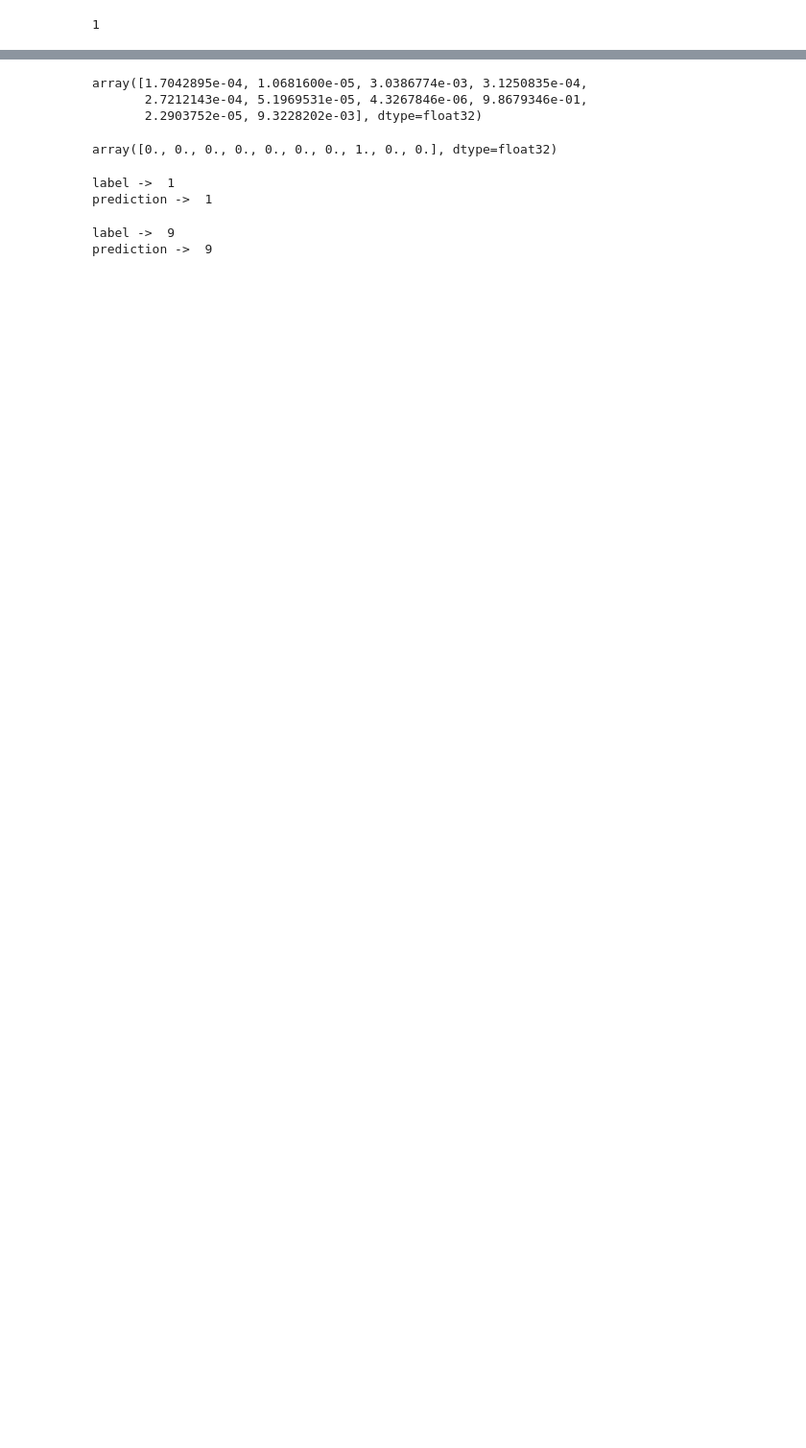
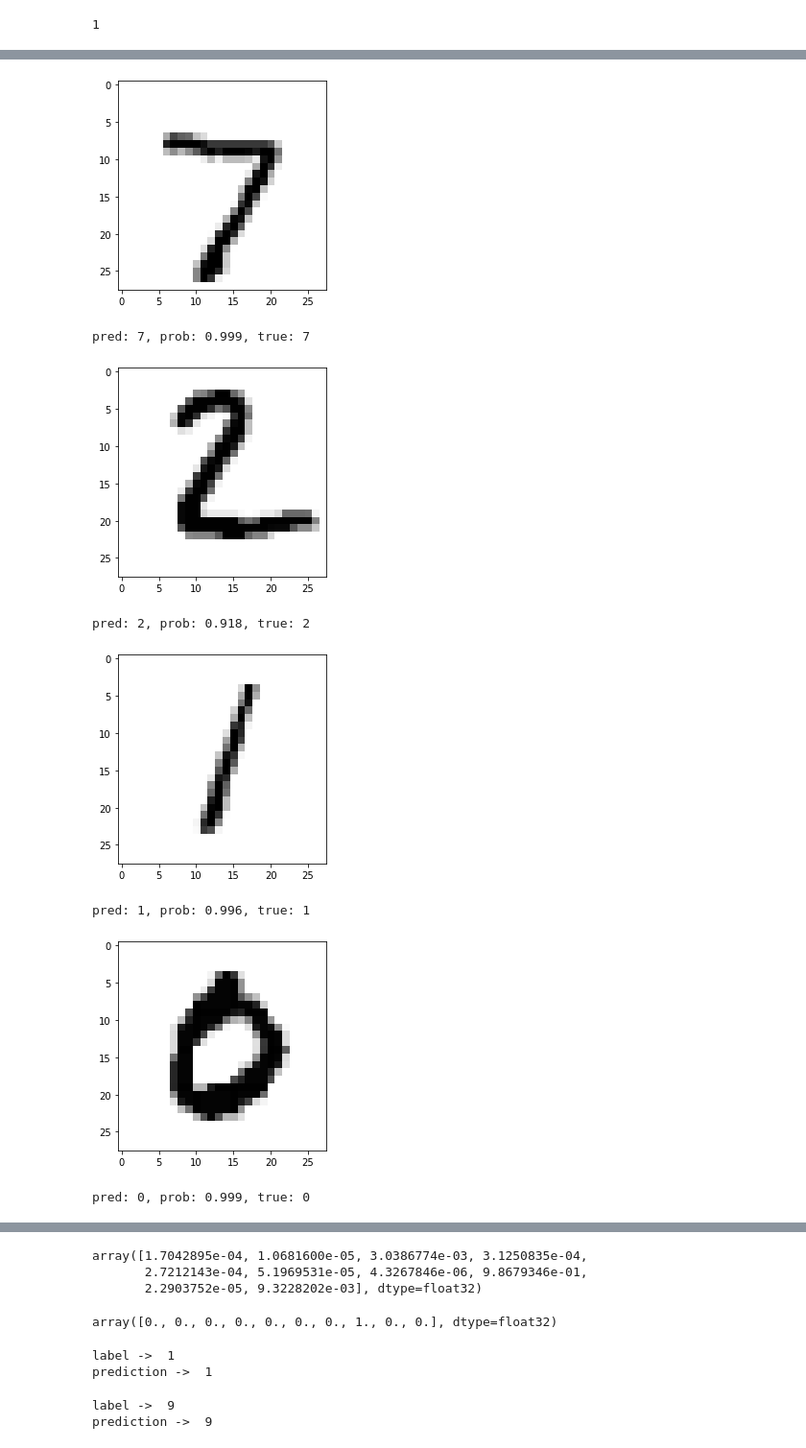
Before and after one commit to carabedo/introredes, a Jupyter notebook: intro_redes.ipynb, the cells around one changed output, grey strips where cells are left out. Shown at 96% size. Drawn from its saved outputs; the diff is of its cells as text; code cells hidden in the pictures; blank space fills up the shorter version.

```diff
--- a/intro_redes.ipynb
+++ b/intro_redes.ipynb
@@ -405,3 +436,34 @@ class SoftmaxLayer:
+# %%
+
+# activacion (no linealidad)
+
+class ActivationLayer:
+    def __init__(self, activation, activation_prime):
+        self.activation = activation
+        self.activation_prime = activation_prime
+
+    def forward(self, input):
+        self.input = input
+        return self.activation(input)
+
+    def backward(self, output_error, learning_rate):
+        return output_error * self.activation_prime(self.input)
+
+# reshapea el output, normaliza sobre la cantidad de clases
+class SoftmaxLayer:
+    def __init__(self, input_size):
+        self.input_size = input_size
+
+    def forward(self, input):
+        self.input = input
+        tmp = np.exp(input)
+        self.output = tmp / np.sum(tmp)
+        return self.output
+
+    def backward(self, output_error, learning_rate):
+        input_error = np.zeros(output_error.shape)
+        out = np.tile(self.output.T, self.input_size)
+        return self.output * np.dot(output_error, np.identity(self.input_size) - out)
 # %%
 # importamos los datos
 
@@ -499,10 +569,20 @@ plt.show()
 # %%
+samples=4
 for test, true in zip(x_test[:samples], y_test[:samples]):
     image = np.reshape(test, (28, 28))
     plt.imshow(image, cmap='binary')
     plt.show()
     pred = predict(network, test)[0]
     idx = np.argmax(pred)
     idx_true = np.argmax(true)
     print('pred: %s, prob: %.3f, true: %d' % (idx, pred[idx], idx_true))
+# %% [output]
+[figure, added]
+pred: 7, prob: 0.999, true: 7
+[figure, added]
+pred: 2, prob: 0.918, true: 2
+[figure, added]
+pred: 1, prob: 0.996, true: 1
+[figure, added]
+pred: 0, prob: 0.999, true: 0
 # %% [markdown]
```
Also changed, not shown: parts of 41 cells of this notebook, 1 other file.
